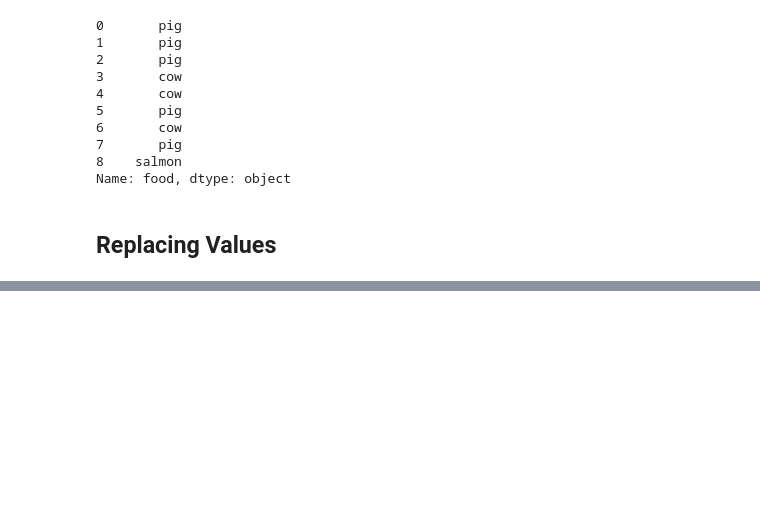
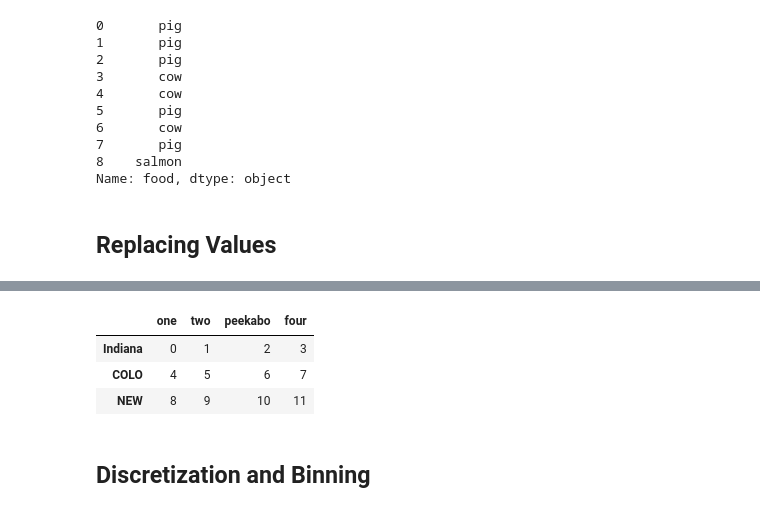
Before and after one commit to ahammadnafiz/Machine-Learning-From-Scratch, a Jupyter notebook: Pandas From Scratch/Data Cleaning and Preparation.ipynb, the cells around one changed output, grey strips where cells are left out. Cells and saved outputs as stored; diff of their text form; code cells hidden in the pictures; blank space fills up the shorter version.

```diff
--- a/Pandas From Scratch/Data Cleaning and Preparation.ipynb
+++ b/Pandas From Scratch/Data Cleaning and Preparation.ipynb
@@ -283,0 +373,10 @@ data = pd.Series([1., -999., 2., -999., -1000., 3.])
+# %%
+data.rename(index={'OHIO' : 'Indiana'},
+           columns = {'three': 'peekabo'})
+# %% [output]
+|  | one | two | peekabo | four |
+| Indiana | 0 | 1 | 2 | 3 |
+| COLO | 4 | 5 | 6 | 7 |
+| NEW | 8 | 9 | 10 | 11 |
+# %% [markdown]
+## Discretization and Binning
```
Also changed, not shown: parts of 24 cells of this notebook.
